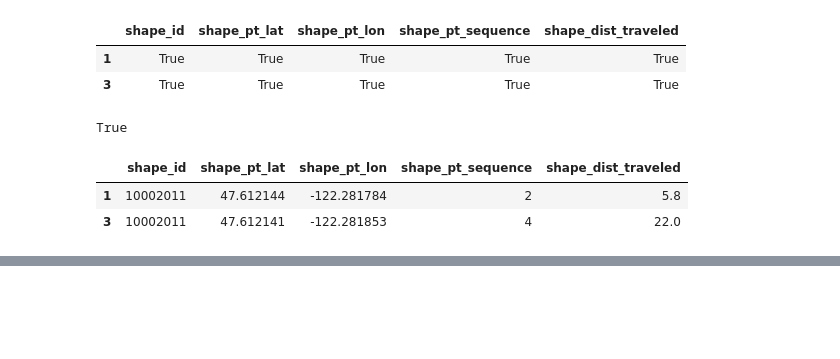
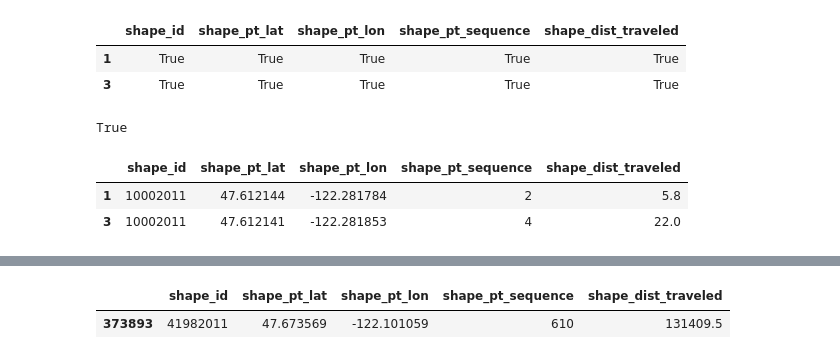
Before and after one commit to 350Seattle-Transportation-Team/gtfs-realtime, a Jupyter notebook: route_shape_process/2019_06_09_test_find_closest_route_point.ipynb, the cells around one changed output, grey strips where cells are left out. Cells and saved outputs as stored; diff of their text form; code cells hidden in the pictures; blank space fills up the shorter version.

```diff
--- a/route_shape_process/2019_06_09_test_find_closest_route_point.ipynb
+++ b/route_shape_process/2019_06_09_test_find_closest_route_point.ipynb
@@ -260,0 +290,6 @@ f.get_adjacent_shape_point_data(shapes_df, 2, True, True)
+# %%
+#Last point in the dataframe  - only the previous point should be returned
+f.get_adjacent_shape_point_data(shapes_df, len(shapes_df)-1, True, True)
+# %% [output]
+|  | shape_id | shape_pt_lat | shape_pt_lon | shape_pt_sequence | shape_dist_traveled |
+| 373893 | 41982011 | 47.673569 | -122.101059 | 610 | 131409.5 |
```
Also changed, not shown: parts of 22 cells of this notebook, 1 other file.
